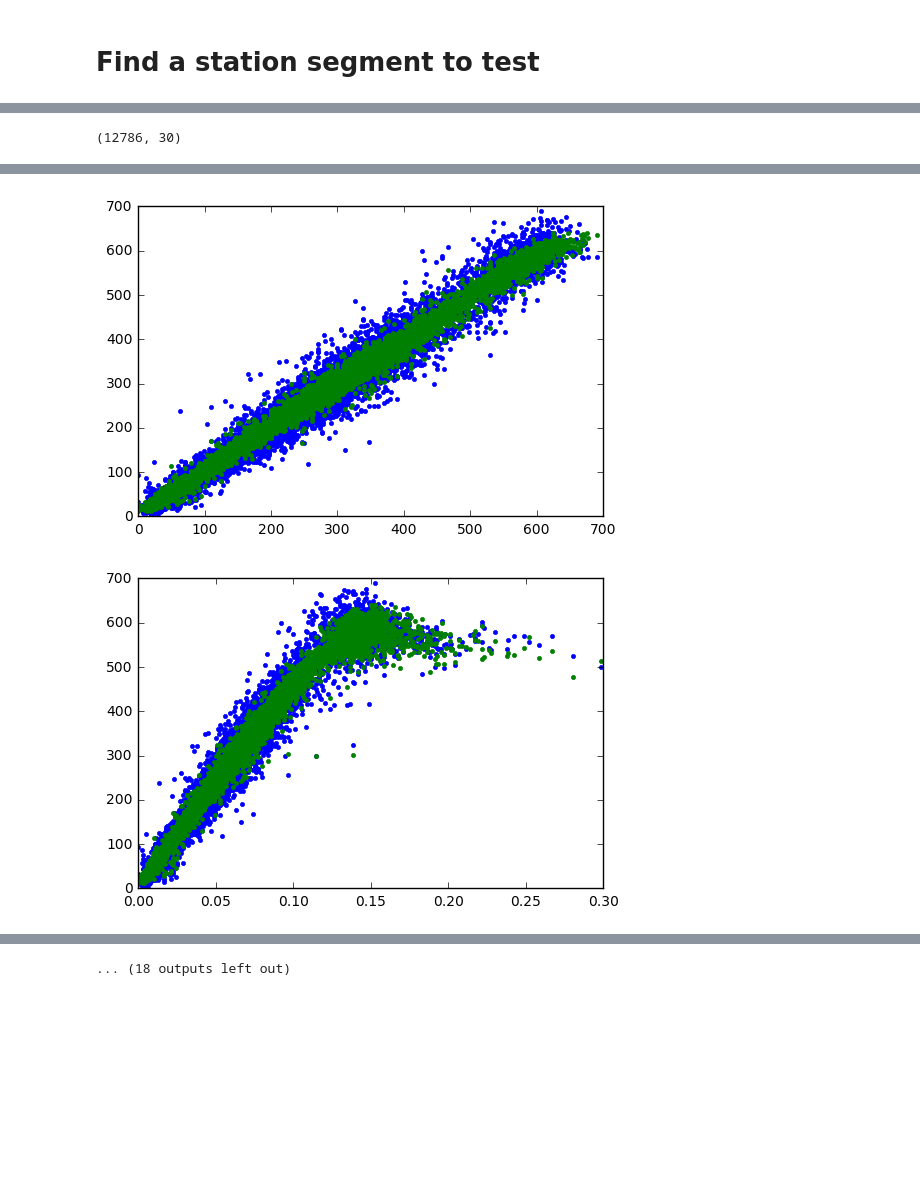
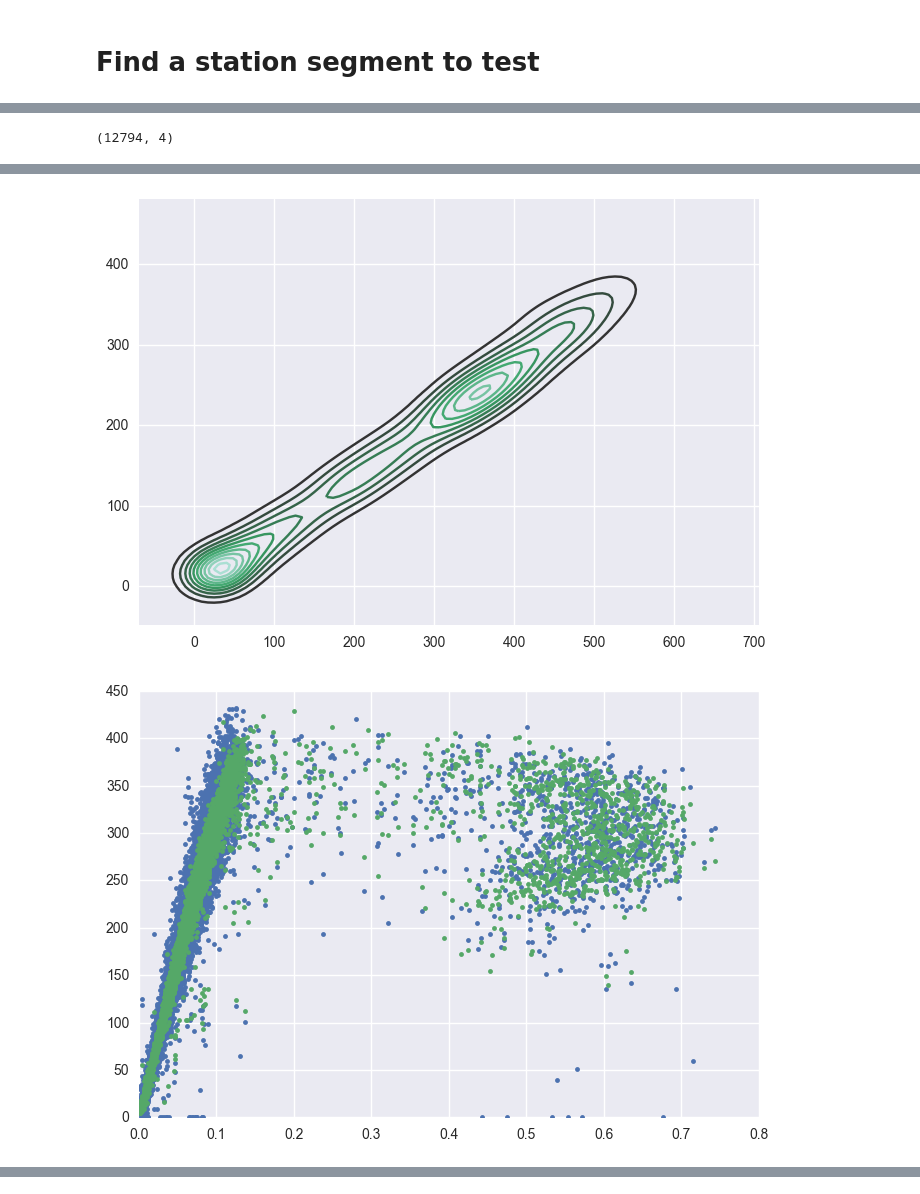
Before and after one commit to abrespect/DSE_Cohort2_Traffic_Capstone, a Jupyter notebook: cohort2/exploration/traffic_prediction_model.ipynb, the cells around one changed output, grey strips where cells are left out. Cells and saved outputs as stored; diff of their text form; code cells hidden in the pictures; blank space fills up the shorter version.

```diff
--- a/cohort2/exploration/traffic_prediction_model.ipynb
+++ b/cohort2/exploration/traffic_prediction_model.ipynb
@@ -189,7 +189,7 @@ struct_list = [
 schema_struct = StructType(struct_list)
 # %%
 #node this is only the first 5 days of files for now
-files = [data_5min_path + filename for filename in onlyfiles[:90]]
+files = [data_5min_path + filename for filename in onlyfiles[:3]]
 
 rdd = spark.read.csv(
     files,
@@ -250,7 +401,10 @@ slice_df = loadMeta().loc[:,['id','fwy','dir','abs_pm','length','type','lanes']]
 slice_df = slice_df[slice_df.apply(lambda x: 5 is x.fwy and 'S' in x.dir, axis=1)]
 slice_df.sort_values('abs_pm',inplace = True)
 
-slice_of_heaven = sqlCtx.createDataFrame(slice_df.iloc[14:17,:].rename(columns={'id':'station'}))
-stations = slice_df.iloc[14:17,:].id.values
+
+#loc=14
+loc=37
+
+slice_of_heaven = sqlCtx.createDataFrame(slice_df.iloc[loc:loc+3,:].rename(columns={'id':'station'}))
 # %%
 slice_of_heaven.show()
@@ -282,5 +430,5 @@ from sklearn.metrics import mean_squared_error
 # %%
-t=5
+t=1
 max_t = df.index.max()
 
 
@@ -309,14 +457,14 @@ for i in xrange(t,max_t/2,1):
         y = df.loc[i,y_features].iloc[1].values
         x=[]
         for j in range(1,t+1):
-            x += list(df.loc[i-j,features].values)
+            x += list(df.loc[i-j,features].iloc[[0,2]].values)
 
         x = np.concatenate(x)
 
         X+=[x]
         Y+=[y]
     except:
-        print 'baddata'
+        print 'baddata',
 
 
 
@@ -348,14 +480,14 @@ for i in xrange(max_t/2,max_t,1):
         y = df.loc[i,y_features].iloc[1].values
         x=[]
         for j in range(1,t+1):
-            x += list(df.loc[i-j,features].values)
+            x += list(df.loc[i-j,features].iloc[[0,2]].values)
 
         x = np.concatenate(x)
 
         X+=[x]
         Y+=[y]
     except:
-        print 'baddata'
+        print 'baddata',
 
 
 
@@ -430,7 +566,7 @@ plt.plot(Y_test[:,0],Y_pred[:,0],'.')
 # %%
 X_test.shape
 # %% [output]
-(12786, 30)
+(12794, 4)
 # %%
 #for flow
 for i in range(0, X_test.shape[1], 1):
@@ -438,4 +574,11 @@ for i in range(0, X_test.shape[1], 1):
     plt.plot(X_test[:,i],Y_test[:,0],'.')
     plt.plot(X_test[:,i],Y_pred[:,0],'.')
     plt.plot()
+
+    plt.figure()
+    sns.kdeplot(X_test[:,i],Y_test[:,0])
+    plt.plot()
+    plt.figure()
+    sns.kdeplot(X_test[:,i],Y_pred[:,0])
+    plt.plot()
 # %% [output]
@@ -444,2 +587,2 @@ for i in range(0, X_test.shape[1], 1):
-[figure, old version]
+[figure, new version]
-[figure, old version]
+[figure, new version]
@@ -454,4 +597,3 @@ for i in range(0, X_test.shape[1], 1):
-... (18 outputs left out)
 # %%
 #for occupancy
 for i in range(0, X_test.shape[1], 1):
```
Also changed, not shown: parts of 32 cells of this notebook.
